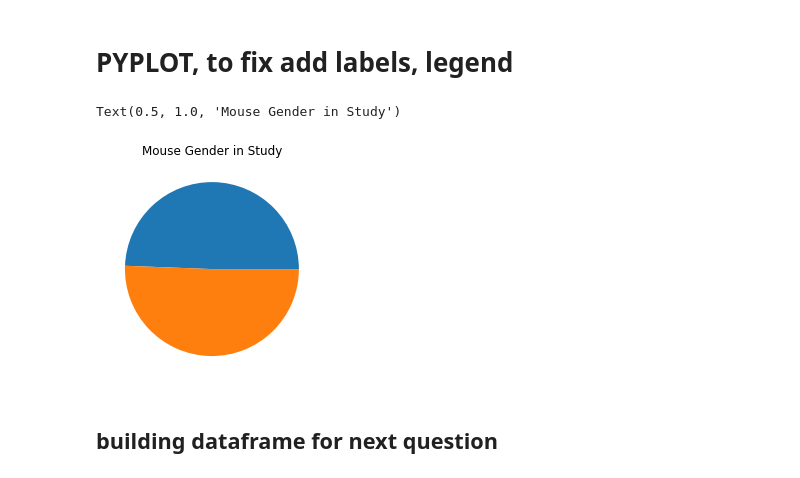
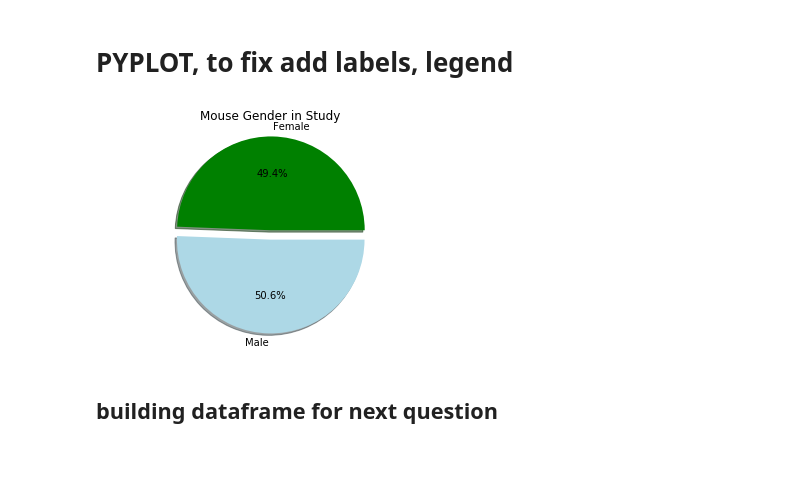
Before and after one commit to JonesInformatics/Matplotlib-Challenge, a Jupyter notebook: main.ipynb, the cells around one changed output. Saved outputs shown, nothing was run; the diff lists cells and outputs as text; code cells hidden in the pictures.

```diff
--- a/main.ipynb
+++ b/main.ipynb
@@ -227,4 +208,7 @@ pie
 # turn series created by above group by back to a datafram ready to plot
 pie = pd.DataFrame({"Mouse Gender":pie})
 pie
+
+pie["Sex"] = pie.index
+pie
 # %% [output]
@@ -241,16 +225,26 @@ plot
 # %% [output]
 <matplotlib.axes._subplots.AxesSubplot at 0x...>
 [figure]
+# %%
+pie["Sex"] = pie.index
 # %% [markdown]
 # PYPLOT, to fix add labels, legend
 # %%
 # now make same chart using pyplot ###SAME FIXES HERE, A START
-plt.pie(pie)
+explode=(.1,0)
+colors =("green","lightblue")
+plt.title("Mouse Gender in Study")
 
-plt.title("Mouse Gender in Study")
+
+plt.pie(pie["Mouse Gender"], explode=explode, labels=pie["Sex"], colors=colors,
+        autopct="%1.1f%%", shadow=True, startangle=0)
+
+
+# Create axes which are equal so we have a perfect circle
+plt.axis("equal")
+plt.show()
 # %% [output]
-Text(0.5, 1.0, 'Mouse Gender in Study')
-[figure, old version]
+[figure, new version]
 # %% [markdown]
 ## building dataframe for next question
 # %%
```
Also changed, not shown: parts of 32 cells of this notebook.
